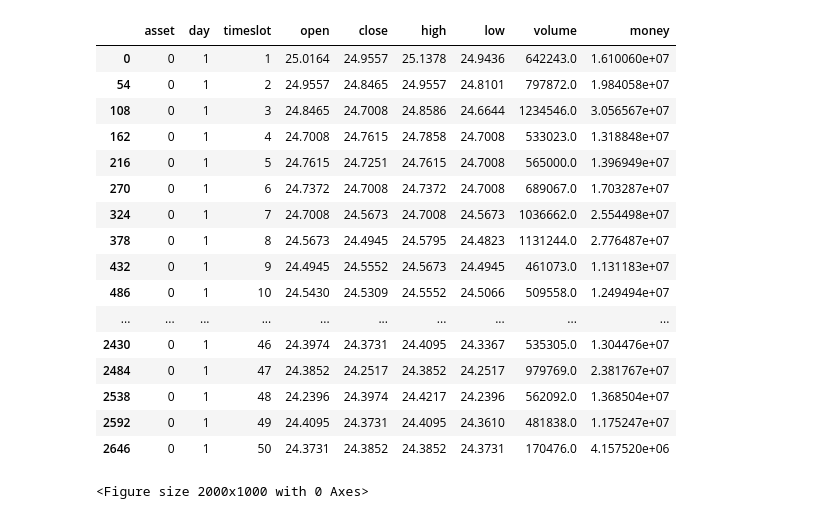
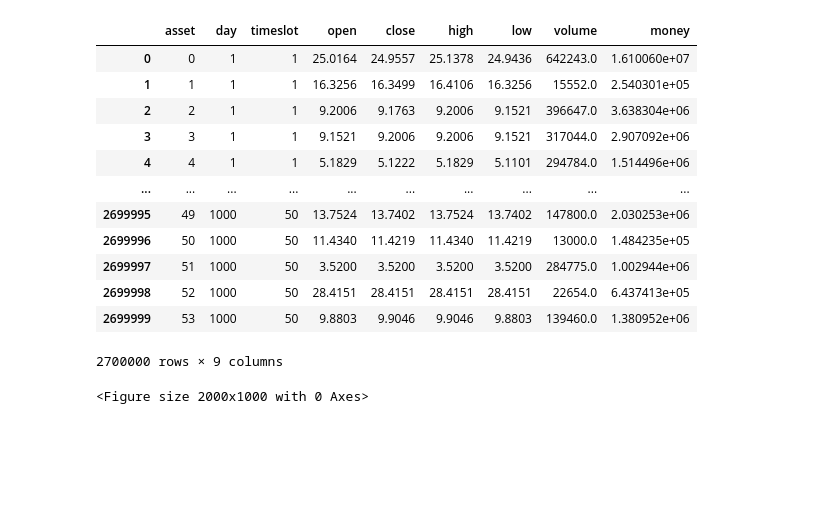
Before and after one commit to owen8877/qids-2023-comp, a Jupyter notebook: playground/all_in_ethereum/test.ipynb, the cells around one changed output. Saved outputs shown, nothing was run; the diff lists cells and outputs as text; code cells hidden in the pictures; blank space fills up the shorter version.

```diff
--- a/playground/all_in_ethereum/test.ipynb
+++ b/playground/all_in_ethereum/test.ipynb
@@ -7,26 +10,22 @@ import pandas as pd
 from pipeline import Dataset
 # %%
 dataset = Dataset.load('../../data/parsed')
-# %%
-dataset.market[(dataset.market.asset == 0) & (dataset.market.day == 1)]
-# %% [output]
-|  | asset | day | timeslot | open | close | high | low | volume | money |
-| 0 | 0 | 1 | 1 | 25.0164 | 24.9557 | 25.1378 | 24.9436 | 642243.0 | 1.610060e+07 |
-| 54 | 0 | 1 | 2 | 24.9557 | 24.8465 | 24.9557 | 24.8101 | 797872.0 | 1.984058e+07 |
-| 108 | 0 | 1 | 3 | 24.8465 | 24.7008 | 24.8586 | 24.6644 | 1234546.0 | 3.056567e+07 |
-| 162 | 0 | 1 | 4 | 24.7008 | 24.7615 | 24.7858 | 24.7008 | 533023.0 | 1.318848e+07 |
-| 216 | 0 | 1 | 5 | 24.7615 | 24.7251 | 24.7615 | 24.7008 | 565000.0 | 1.396949e+07 |
-| 270 | 0 | 1 | 6 | 24.7372 | 24.7008 | 24.7372 | 24.7008 | 689067.0 | 1.703287e+07 |
-| 324 | 0 | 1 | 7 | 24.7008 | 24.5673 | 24.7008 | 24.5673 | 1036662.0 | 2.554498e+07 |
-| 378 | 0 | 1 | 8 | 24.5673 | 24.4945 | 24.5795 | 24.4823 | 1131244.0 | 2.776487e+07 |
-| 432 | 0 | 1 | 9 | 24.4945 | 24.5552 | 24.5673 | 24.4945 | 461073.0 | 1.131183e+07 |
-| 486 | 0 | 1 | 10 | 24.5430 | 24.5309 | 24.5552 | 24.5066 | 509558.0 | 1.249494e+07 |
-| ... | ... | ... | ... | ... | ... | ... | ... | ... | ... |
-| 2430 | 0 | 1 | 46 | 24.3974 | 24.3731 | 24.4095 | 24.3367 | 535305.0 | 1.304476e+07 |
-| 2484 | 0 | 1 | 47 | 24.3852 | 24.2517 | 24.3852 | 24.2517 | 979769.0 | 2.381767e+07 |
-| 2538 | 0 | 1 | 48 | 24.2396 | 24.3974 | 24.4217 | 24.2396 | 562092.0 | 1.368504e+07 |
-| 2592 | 0 | 1 | 49 | 24.4095 | 24.3731 | 24.4095 | 24.3610 | 481838.0 | 1.175247e+07 |
-| 2646 | 0 | 1 | 50 | 24.3731 | 24.3852 | 24.3852 | 24.3731 | 170476.0 | 4.157520e+06 |
+# %%
+dataset.market
+# %% [output]
+|  | asset | day | timeslot | open | close | high | low | volume | money |
+| 0 | 0 | 1 | 1 | 25.0164 | 24.9557 | 25.1378 | 24.9436 | 642243.0 | 1.610060e+07 |
+| 1 | 1 | 1 | 1 | 16.3256 | 16.3499 | 16.4106 | 16.3256 | 15552.0 | 2.540301e+05 |
+| 2 | 2 | 1 | 1 | 9.2006 | 9.1763 | 9.2006 | 9.1521 | 396647.0 | 3.638304e+06 |
+| 3 | 3 | 1 | 1 | 9.1521 | 9.2006 | 9.2006 | 9.1521 | 317044.0 | 2.907092e+06 |
+| 4 | 4 | 1 | 1 | 5.1829 | 5.1222 | 5.1829 | 5.1101 | 294784.0 | 1.514496e+06 |
+| ... | ... | ... | ... | ... | ... | ... | ... | ... | ... |
+| 2699995 | 49 | 1000 | 50 | 13.7524 | 13.7402 | 13.7524 | 13.7402 | 147800.0 | 2.030253e+06 |
+| 2699996 | 50 | 1000 | 50 | 11.4340 | 11.4219 | 11.4340 | 11.4219 | 13000.0 | 1.484235e+05 |
+| 2699997 | 51 | 1000 | 50 | 3.5200 | 3.5200 | 3.5200 | 3.5200 | 284775.0 | 1.002944e+06 |
+| 2699998 | 52 | 1000 | 50 | 28.4151 | 28.4151 | 28.4151 | 28.4151 | 22654.0 | 6.437413e+05 |
+| 2699999 | 53 | 1000 | 50 | 9.8803 | 9.9046 | 9.9046 | 9.8803 | 139460.0 | 1.380952e+06 |
+2700000 rows × 9 columns
 # %%
 import pandas as pd
 from pandas import DataFrame
```
Also changed, not shown: parts of 1 cell of this notebook.
